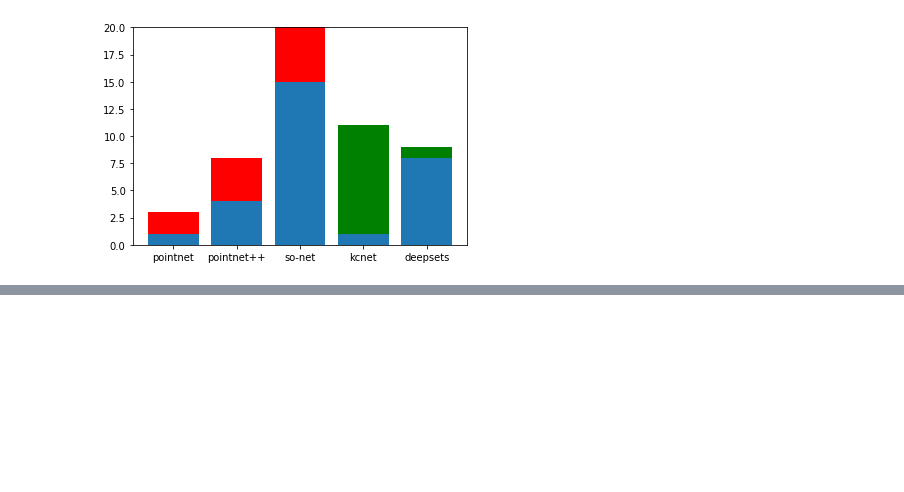
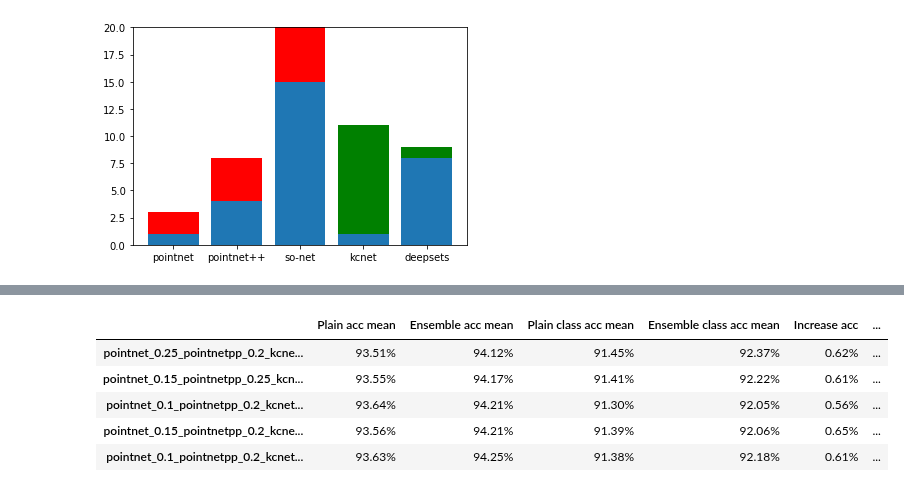
Before and after one commit to dkoguciuk/ensemble_learning_for_point_clouds, a Jupyter notebook: analysis.ipynb, the cells around one changed output, grey strips where cells are left out. Saved outputs shown, nothing was run; the diff lists cells and outputs as text; code cells hidden in the pictures; blank space fills up the shorter version.

```diff
--- a/analysis.ipynb
+++ b/analysis.ipynb
@@ -343,0 +378,38 @@ plt.bar(ind, diff_down, color='r', bottom=base, tick_label=BASE_MODELS)
+# %%
+all_models_marged_with_sonet = []
+for f_pointnet in np.arange(0.0, 0.4, 0.05):
+    for f_pointnetpp in np.arange(0.0, 0.4, 0.05):
+        for f_kcnet in np.arange(0.0, 0.4, 0.05):
+            f_sonet = 1.0 - (f_pointnet + f_pointnetpp + f_kcnet)
+            if f_sonet < 0.3:
+                continue
+            model_name = 'pointnet_{:2.2}_pointnetpp_{:2.2}_kcnet_{:2.2}_sonet_{:2.2}'.format(f_pointnet, f_pointnetpp,
+                                                                                             f_kcnet, f_sonet)
+            probabilities[model_name] = (f_pointnet * probabilities['pointnet']) + \
+                                        (f_pointnetpp * probabilities['pointnet++']) + \
+                                        (f_kcnet * probabilities['kcnet']) + \
+                                        (f_sonet * probabilities['so-net'])
+            true_labels[model_name] = true_labels['pointnet']
+            all_models_marged_with_sonet.append(model_name)
+acc_stats_all_models_marged_with_sonet = get_accuracy_stats(ORDERED_MODELS + all_models_marged_with_sonet)
+# %%
+data = []
+for model in ORDERED_MODELS + all_models_marged_with_sonet:
+    data.append([100 * acc_stats_all_models_marged_with_sonet[model][1]['acc']['mean'],
+                 100 * acc_stats_all_models_marged_with_sonet[model][ENSEMBLE_MODELS_NUMBER]['acc']['mean'],
+                 100 * acc_stats_all_models_marged_with_sonet[model][1]['mean_class_acc']['mean'],
+                 100 * acc_stats_all_models_marged_with_sonet[model][ENSEMBLE_MODELS_NUMBER]['mean_class_acc']['mean']])
+pd.options.display.float_format = '{:,.2f}%'.format
+df = pd.DataFrame(data, columns=['Plain acc mean', 'Ensemble acc mean',
+                                 'Plain class acc mean', 'Ensemble class acc mean'],
+                  index=ORDERED_MODELS + all_models_marged_with_sonet)
+df['Increase acc'] = df['Ensemble acc mean'] - df['Plain acc mean']
+df['Increase class acc'] = df['Ensemble class acc mean'] - df['Plain class acc mean']
+df.sort_values(by=['Ensemble acc mean', 'Ensemble class acc mean']).tail()
+# %% [output]
+|  | Plain acc mean | Ensemble acc mean | Plain class acc mean | Ensemble class acc mean | Increase acc | ... |
+| pointnet_0.25_pointnetpp_0.2_kcne... | 93.51% | 94.12% | 91.45% | 92.37% | 0.62% | ... |
+| pointnet_0.15_pointnetpp_0.25_kcn... | 93.55% | 94.17% | 91.41% | 92.22% | 0.61% | ... |
+| pointnet_0.1_pointnetpp_0.2_kcnet... | 93.64% | 94.21% | 91.30% | 92.05% | 0.56% | ... |
+| pointnet_0.15_pointnetpp_0.2_kcne... | 93.56% | 94.21% | 91.39% | 92.06% | 0.65% | ... |
+| pointnet_0.1_pointnetpp_0.2_kcnet... | 93.63% | 94.25% | 91.38% | 92.18% | 0.61% | ... |
```
Also changed, not shown: parts of 12 cells of this notebook, 3 other files.
